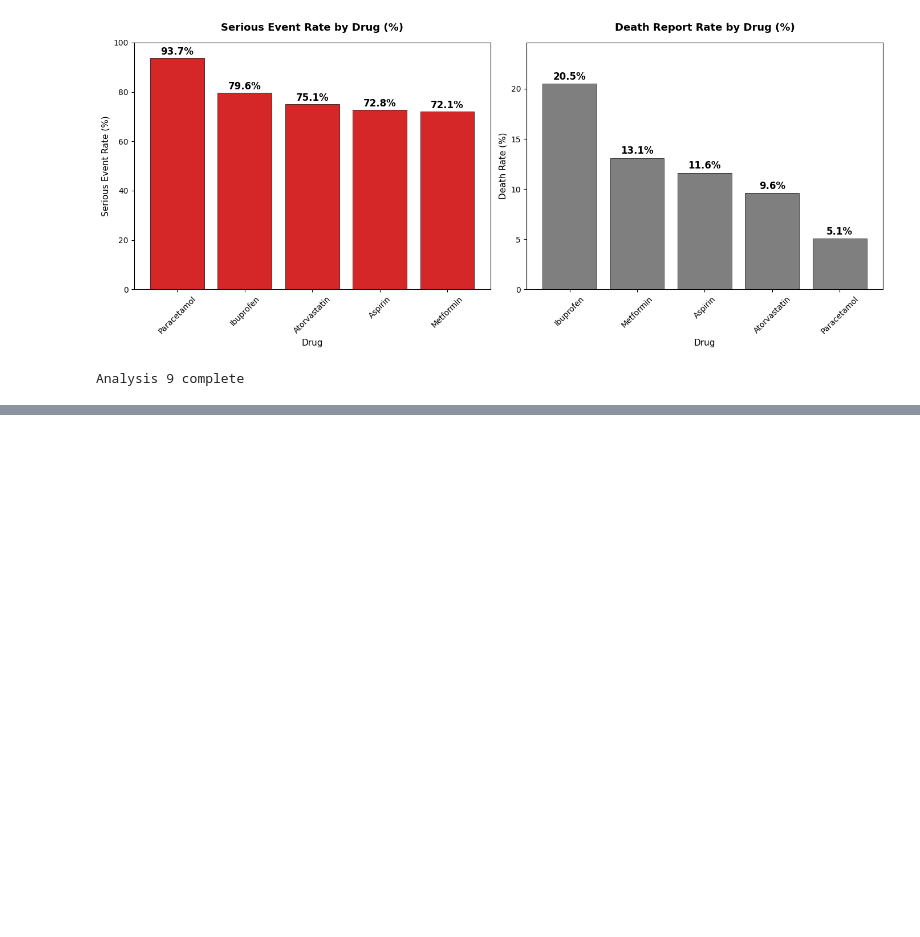
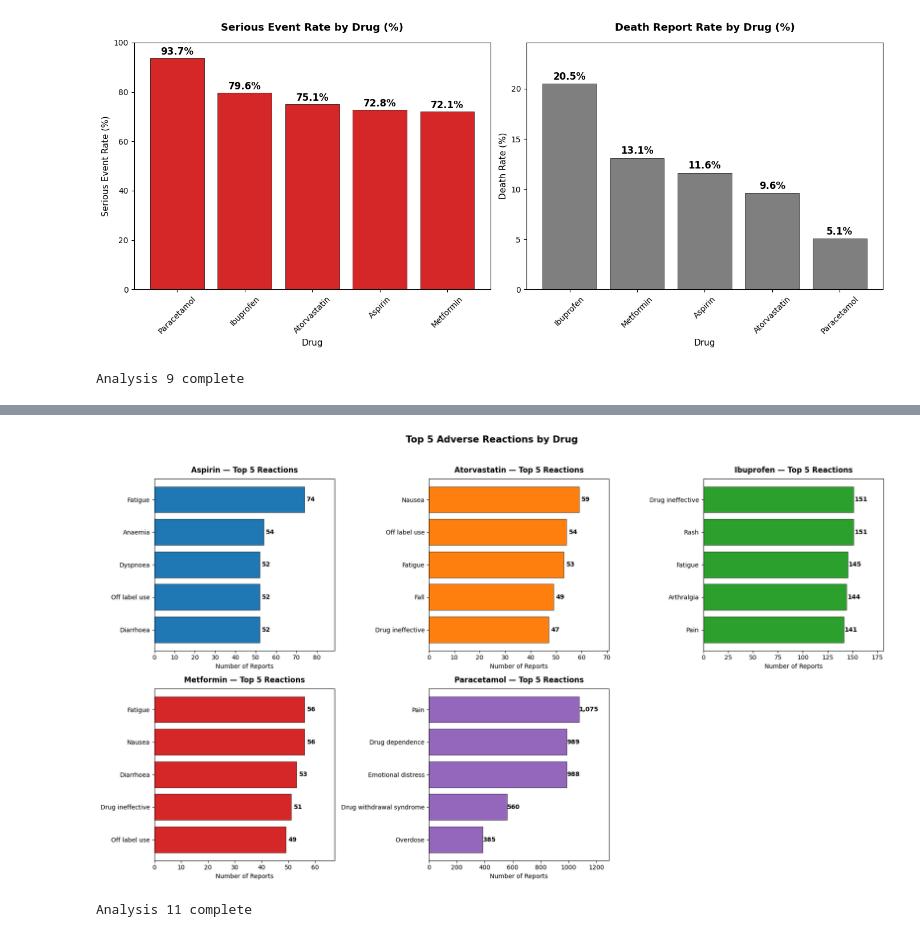
Before and after one commit to Kingsley-Eboh/fda-adverse-events-analysis, a Jupyter notebook: fda_adverse_events_analysis.ipynb, the cells around one changed output, grey strips where cells are left out. Cells and saved outputs as stored; diff of their text form; code cells hidden in the pictures; blank space fills up the shorter version.

```diff
--- a/fda_adverse_events_analysis.ipynb
+++ b/fda_adverse_events_analysis.ipynb
@@ -733,0 +787,36 @@ Analysis 9 complete
+# %%
+
+fig, axes = plt.subplots(2, 3, figsize=(18, 10))
+axes = axes.flatten()
+
+colors = ['#1f77b4', '#ff7f0e', '#2ca02c', '#d62728', '#9467bd']
+drugs_list = df['drug_name'].unique()
+
+for idx, drug in enumerate(sorted(drugs_list)):
+    drug_df = df[df['drug_name'] == drug]
+    reactions_exploded = drug_df.explode('reactions')
+    reactions_exploded = reactions_exploded.dropna(subset=['reactions'])
+    top5 = reactions_exploded['reactions'].value_counts().head(5)
+
+    axes[idx].barh(top5.index[::-1], top5.values[::-1],
+                   color=colors[idx], edgecolor='black', linewidth=0.5)
+    axes[idx].set_title(f'{drug} — Top 5 Reactions',
+                        fontsize=12, fontweight='bold', pad=10)
+    axes[idx].set_xlabel('Number of Reports', fontsize=10)
+    axes[idx].set_xlim(0, top5.max() * 1.2)
+
+    for bar, v in zip(axes[idx].patches, top5.values[::-1]):
+        axes[idx].text(v + 1, bar.get_y() + bar.get_height()/2,
+                      f'{v:,}', va='center', fontsize=10, fontweight='bold')
+
+axes[-1].axis('off')
+
+plt.suptitle('Top 5 Adverse Reactions by Drug',
+             fontsize=15, fontweight='bold', y=1.02)
+plt.tight_layout()
+plt.savefig('figures/analysis11_reactions_by_drug.png', dpi=150, bbox_inches='tight')
+plt.show()
+print("Analysis 11 complete")
+# %% [output]
+[figure, added]
+Analysis 11 complete
```
Also changed, not shown: parts of 5 cells of this notebook, 3 other files.
